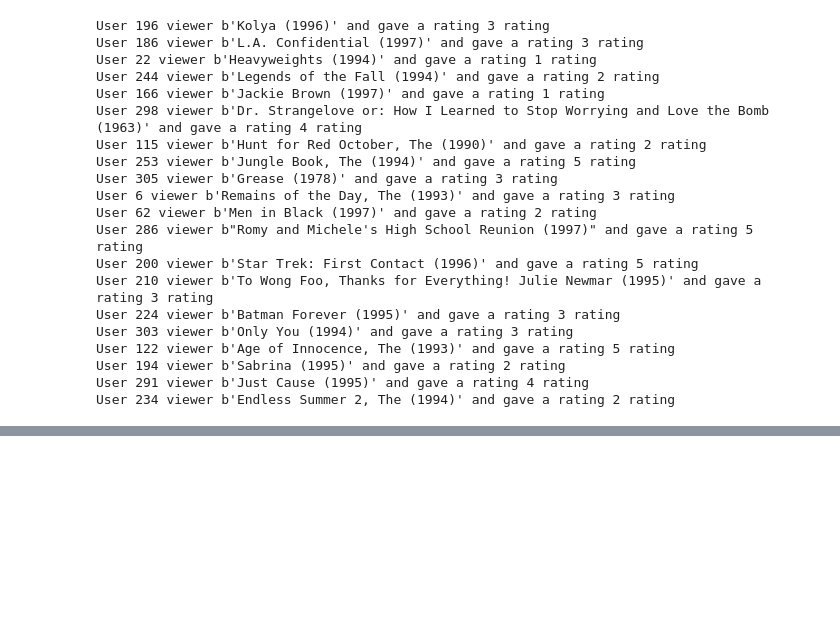
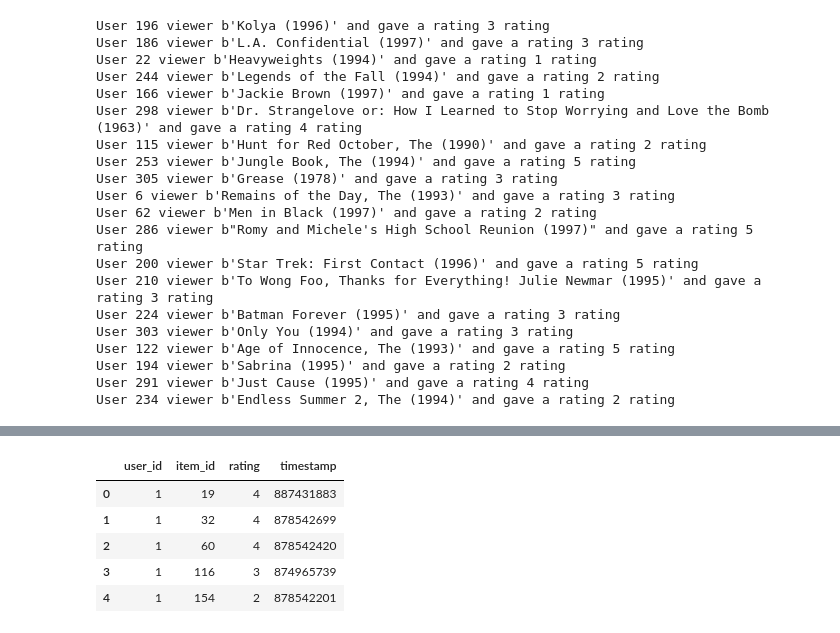
Before and after one commit to macomino/sistemasrecomendacion, a Jupyter notebook: sistema_recomendacion.ipynb, the cells around one changed output, grey strips where cells are left out. Saved outputs shown, nothing was run; the diff lists cells and outputs as text; code cells hidden in the pictures; blank space fills up the shorter version.

```diff
--- a/sistema_recomendacion.ipynb
+++ b/sistema_recomendacion.ipynb
@@ -86,0 +237,11 @@ def returnItemId(text, ids):
+# %%
+test.item_id = test.item_id.apply(lambda x: unique_id_item_dict[x])
+# %%
+test.head()
+# %% [output]
+|  | user_id | item_id | rating | timestamp |
+| 0 | 1 | 19 | 4 | 887431883 |
+| 1 | 1 | 32 | 4 | 878542699 |
+| 2 | 1 | 60 | 4 | 878542420 |
+| 3 | 1 | 116 | 3 | 874965739 |
+| 4 | 1 | 154 | 2 | 878542201 |
```
Also changed, not shown: parts of 18 cells of this notebook.
